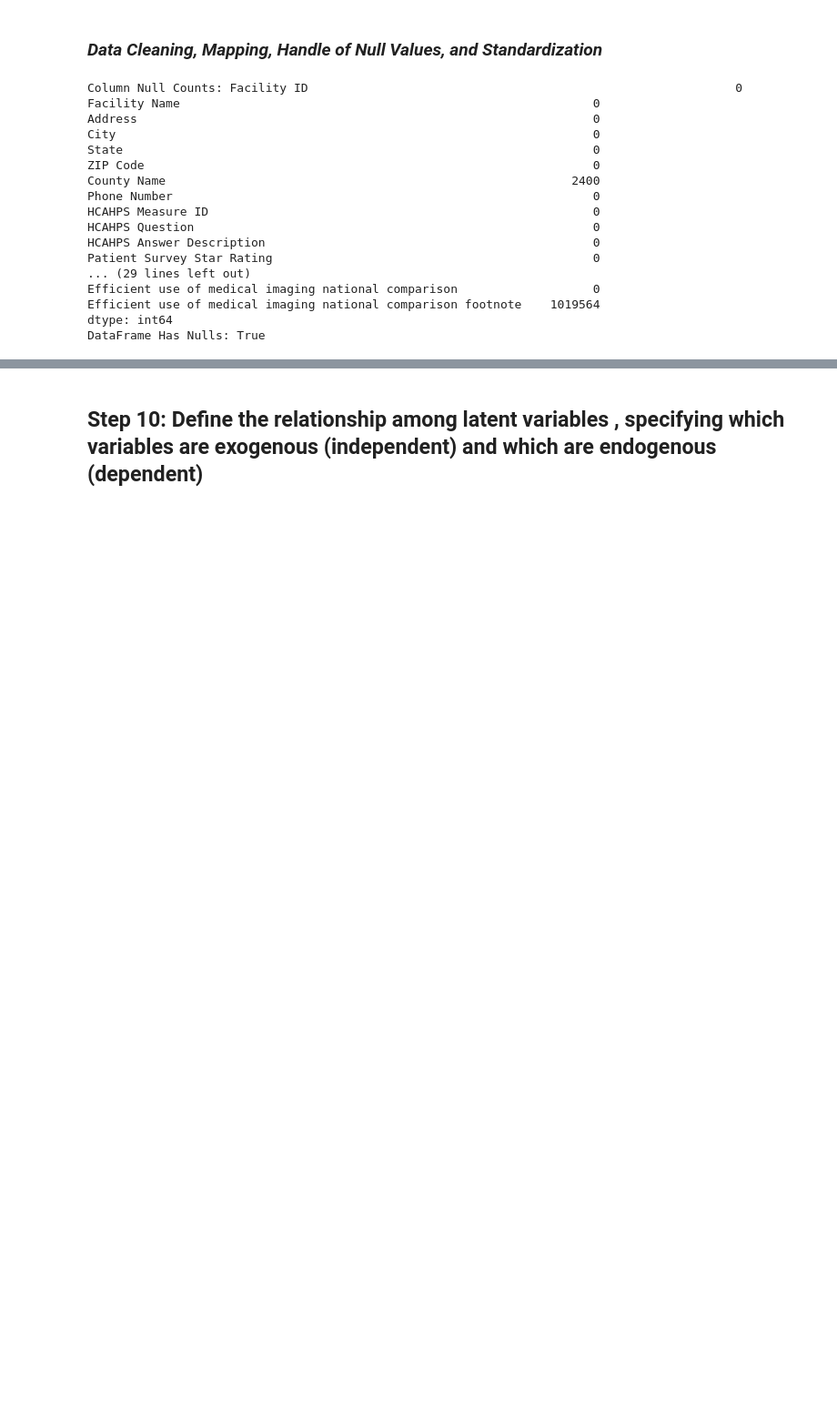
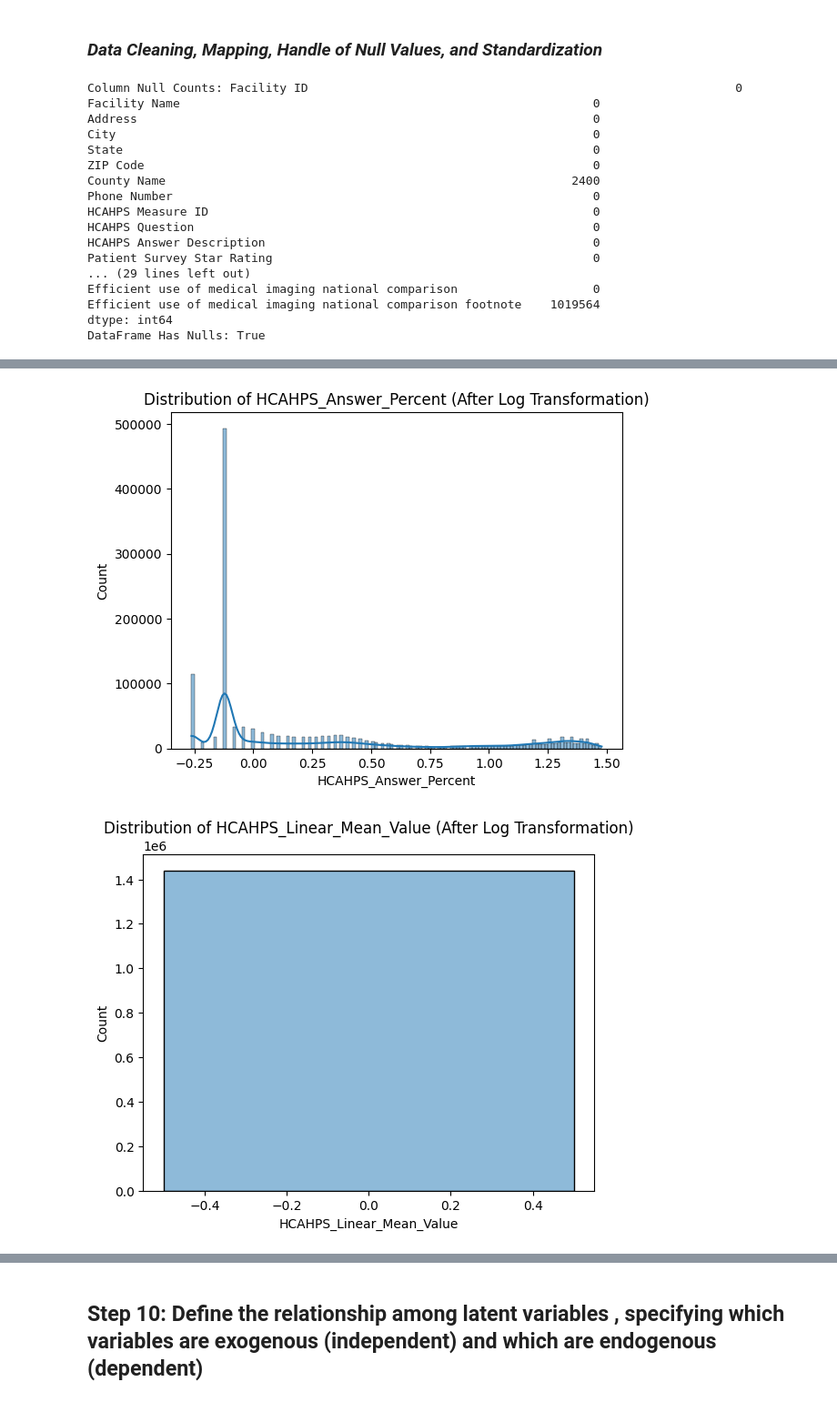
Before and after one commit to Valiyantt/CS3F-Elec, a Jupyter notebook: Group_1_Structured_Equation_Modeling.ipynb, the cells around one changed output, grey strips where cells are left out. Shown at 91% size. Saved outputs shown, nothing was run; the diff lists cells and outputs as text; code cells hidden in the pictures; blank space fills up the shorter version.

```diff
--- a/Group_1_Structured_Equation_Modeling.ipynb
+++ b/Group_1_Structured_Equation_Modeling.ipynb
@@ -499,0 +566,13 @@ for col in numeric_cols:
+# %%
+# Applied Log transformation
+skewed_cols = ['HCAHPS_Answer_Percent', 'HCAHPS_Linear_Mean_Value']
+for col in skewed_cols:
+    cleaned_df[col] = np.log1p(cleaned_df[col])
+
+for col in skewed_cols:
+    sns.histplot(cleaned_df[col], kde=True)
+    plt.title(f"Distribution of {col} (After Log Transformation)")
+    plt.show()
+# %% [output]
+[figure, added]
+[figure, added]
```
Also changed, not shown: parts of 51 cells of this notebook.
